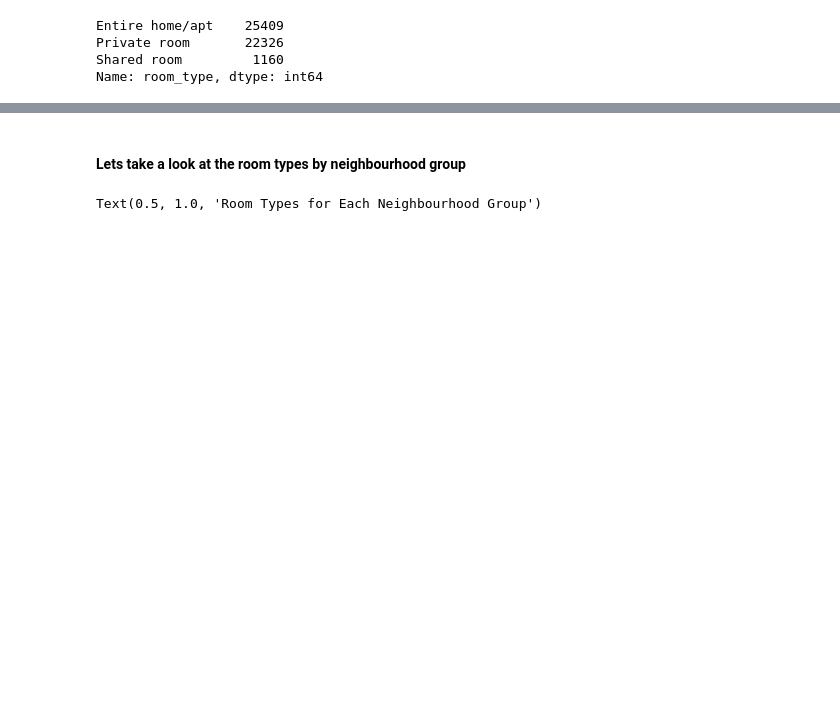
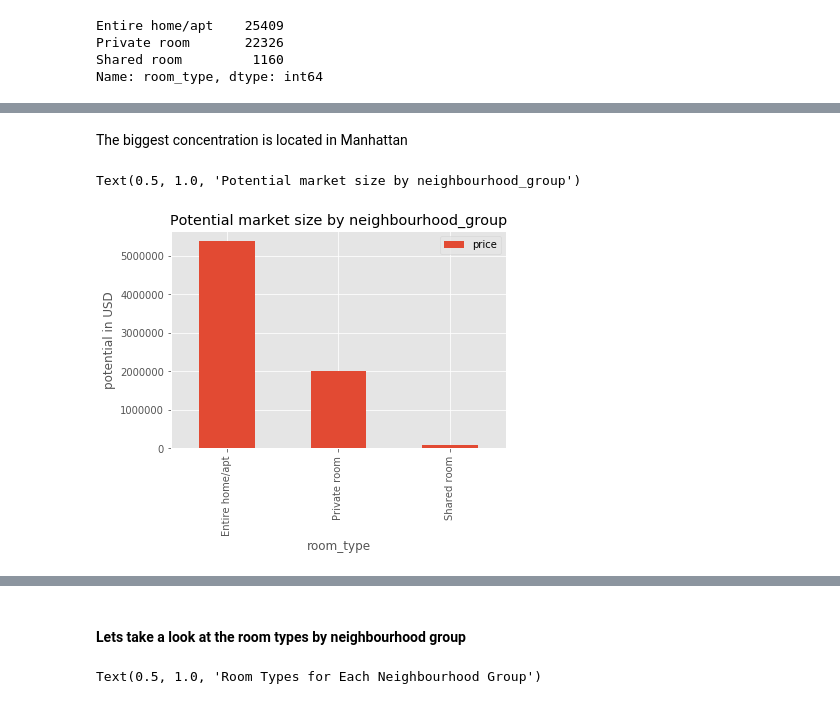
Before and after one commit to leosquintero/Airbnb-data-science-project, a Jupyter notebook: AirBnb EDA.ipynb, the cells around one changed output, grey strips where cells are left out. Saved outputs shown, nothing was run; the diff lists cells and outputs as text; code cells hidden in the pictures; blank space fills up the shorter version.

```diff
--- a/AirBnb EDA.ipynb
+++ b/AirBnb EDA.ipynb
@@ -126,0 +186,9 @@ Name: room_type, dtype: int64
+# %% [markdown]
+The biggest concentration is located in Manhattan
+# %%
+bnb[['neighbourhood_group', 'price', 'room_type']].groupby('room_type',).sum().plot(kind = "bar")
+plt.ylabel("potential in USD")
+plt.title('Potential market size by neighbourhood_group')
+# %% [output]
+Text(0.5, 1.0, 'Potential market size by neighbourhood_group')
+[figure, added]
```
Also changed, not shown: parts of 28 cells of this notebook.
